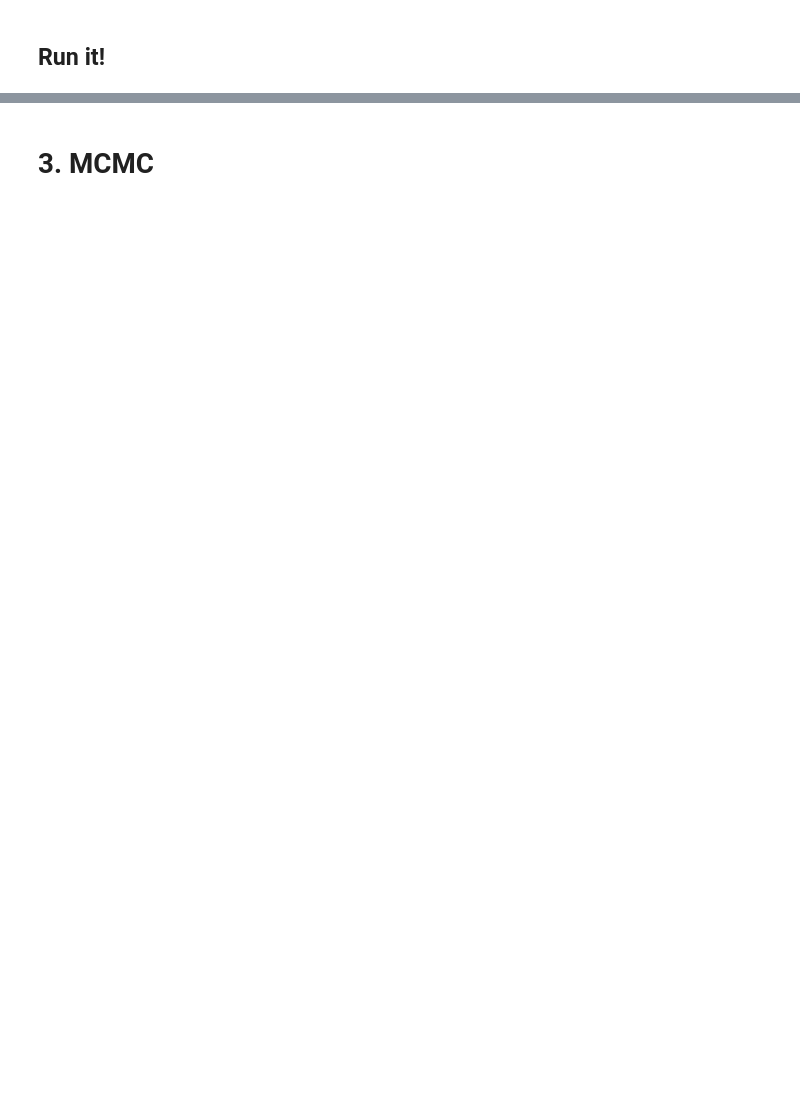
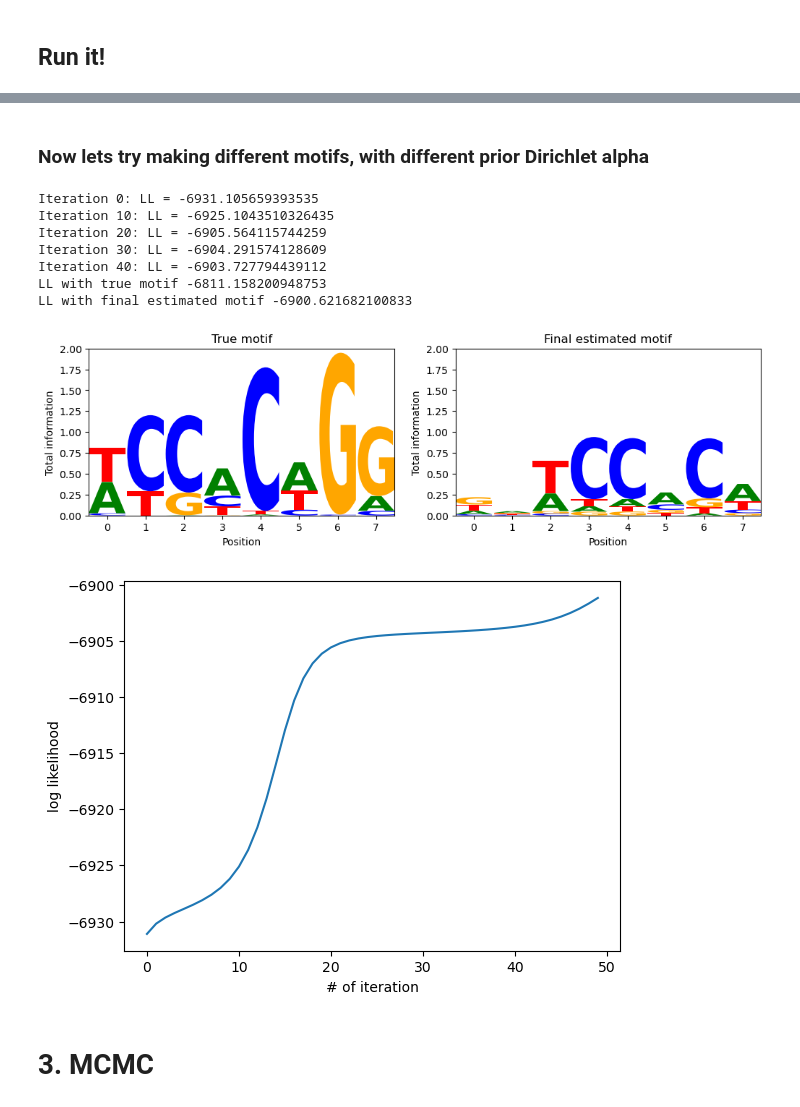
Before and after one commit to regevs/practical, a Jupyter notebook: EM-MCMC.ipynb, the cells around one changed output, grey strips where cells are left out. Drawn from its saved outputs; the diff is of its cells as text; code cells hidden in the pictures; blank space fills up the shorter version.

```diff
--- a/EM-MCMC.ipynb
+++ b/EM-MCMC.ipynb
@@ -187,7 +190,7 @@ def expectation_step(sequences, motif):
         for i in range(max_position):
             likelihood = 1.0
             for k in range(motif_length):
-                *** # update the joint likelihood for position k in the motif
+                likelihood *= motif[k, sequences[n, i + k]] # update the joint likelihood for position k in the motif
             positions_posterior[n, i] = likelihood
 
         # Normalize the posteriors for sequence n to sum to 1
@@ -290,3 +334,22 @@ You can also use draw_motif(motifs[t]) to show how the motif evolves at various
+# %% [markdown]
+### Now lets try making different motifs, with different prior Dirichlet alpha
+# %%
+M = sample_motif(alpha = 0.1)       # try alpha = 0.2, 0.5, 1, perhaps even more or less
+# if it doesn't converge correctly you could try generating more sequences by uncommenting/changing the next line
+# num_sequences = 100
+sequences, positions = generate_sequences(M)
+est_motif, lls, positions_posteriors, motifs = expectation_maximization(sequences, 50, print_every=10)
+plot_results([], est_motif, lls, positions_posteriors, motifs)
+# %% [output]
+Iteration 0: LL = -6931.105659393535
+Iteration 10: LL = -6925.1043510326435
+Iteration 20: LL = -6905.564115744259
+Iteration 30: LL = -6904.291574128609
+Iteration 40: LL = -6903.727794439112
+LL with true motif -6811.158200948753
+LL with final estimated motif -6900.621682100833
+[figure, added]
+[figure, added]
 # %% [markdown]
 # 3. MCMC
 # %%
```
Also changed, not shown: parts of 45 cells of this notebook.
